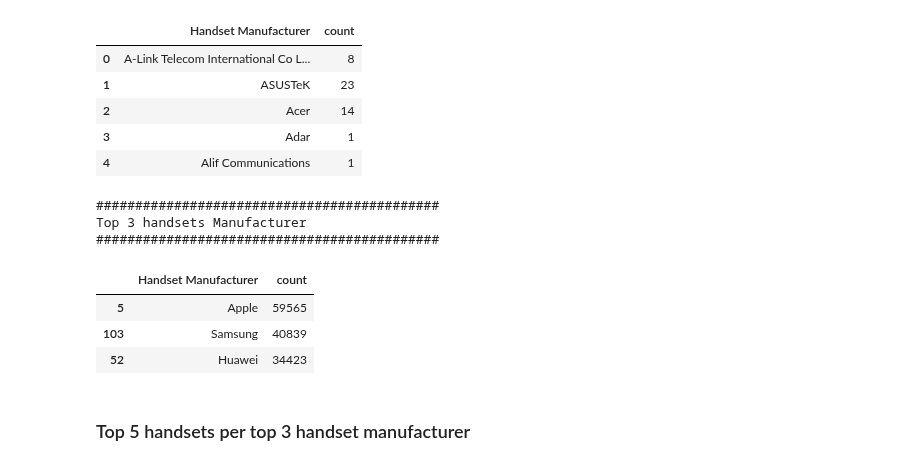
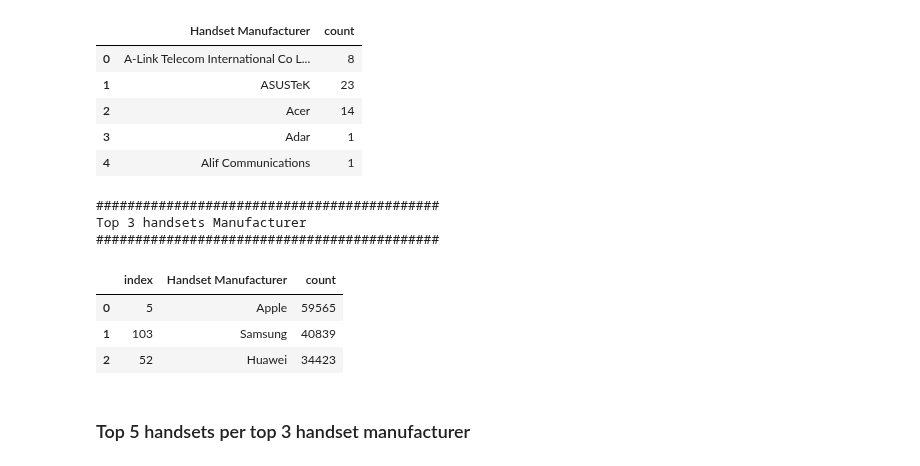
Before and after one commit to Abel-Blue/telecom-user-analytics, a Jupyter notebook: notebooks/data_preProcessing.ipynb, the cells around one changed output. Saved outputs shown, nothing was run; the diff lists cells and outputs as text; code cells hidden in the pictures.

```diff
--- a/notebooks/data_preProcessing.ipynb
+++ b/notebooks/data_preProcessing.ipynb
@@ -148,17 +149,18 @@ topHandsetManu.head()
 | 4 | Alif Communications | 1 |
 # %%
 topHandsetManu = topHandsetManu.nlargest(3, 'count')
+topHandsetManu = topHandsetManu.reset_index()
 print('############################################')
 print('Top 3 handsets Manufacturer')
 print('############################################')
 topHandsetManu
 # %% [output]
 ############################################
 Top 3 handsets Manufacturer
 ############################################
-|  | Handset Manufacturer | count |
-| 5 | Apple | 59565 |
-| 103 | Samsung | 40839 |
-| 52 | Huawei | 34423 |
+|  | index | Handset Manufacturer | count |
+| 0 | 5 | Apple | 59565 |
+| 1 | 103 | Samsung | 40839 |
+| 2 | 52 | Huawei | 34423 |
 # %% [markdown]
 ### Top 5 handsets per top 3 handset manufacturer
```
Also changed, not shown: parts of 1 cell of this notebook.
